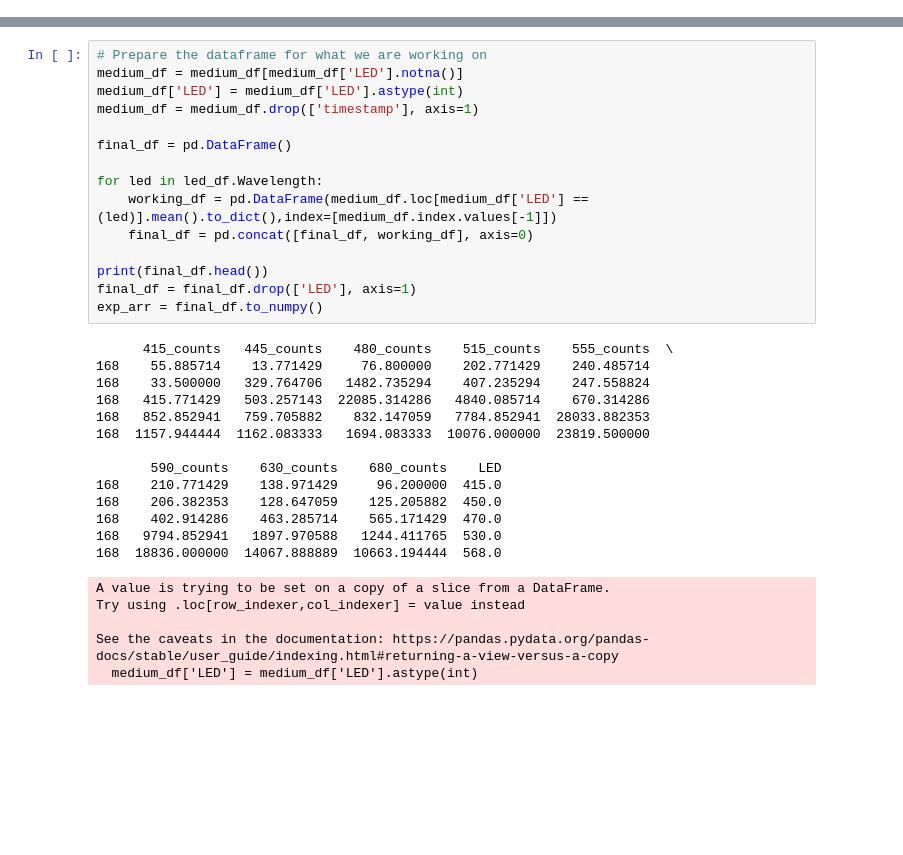
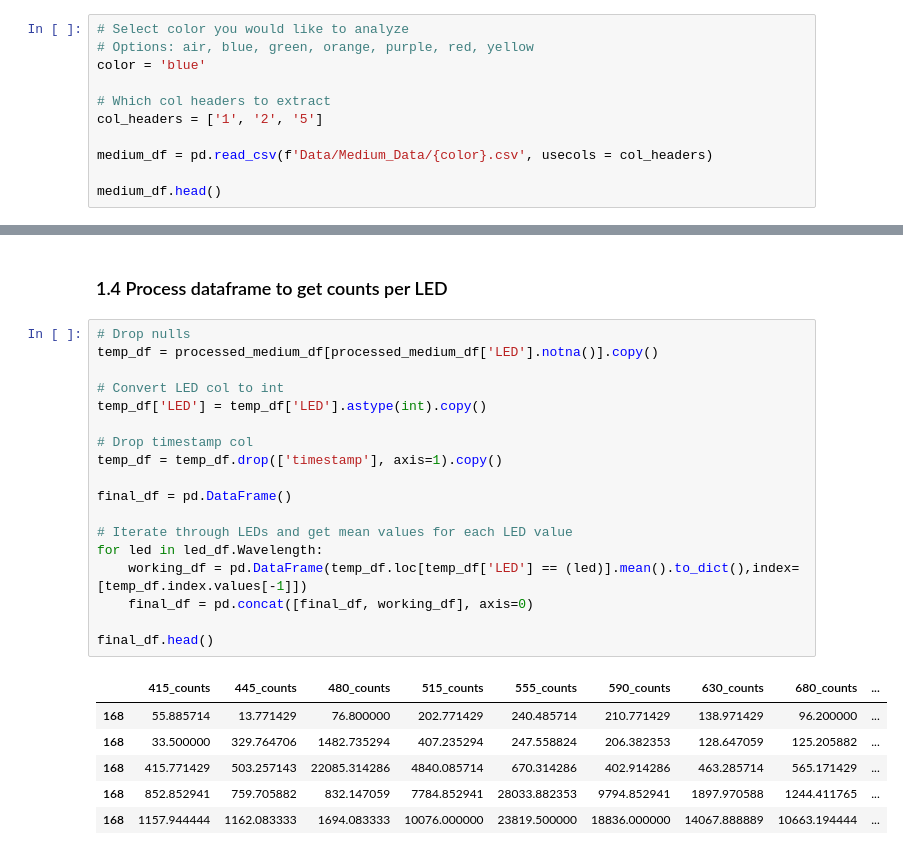
Before and after one commit to watson-research-lab/Lumos, a Jupyter notebook: Spectral_Response_of_Medium/Example.ipynb, the cells around one changed output, grey strips where cells are left out. Saved outputs shown, nothing was run; the diff lists cells and outputs as text; blank space fills up the shorter version.

```diff
--- a/Spectral_Response_of_Medium/Example.ipynb
+++ b/Spectral_Response_of_Medium/Example.ipynb
@@ -15,0 +55,11 @@ pd_df = pd.read_csv("Data/PDs.csv")
+# %%
+# Select color you would like to analyze
+# Options: air, blue, green, orange, purple, red, yellow
+color = 'blue'
+
+# Which col headers to extract
+col_headers = ['1', '2', '5']
+
+medium_df = pd.read_csv(f'Data/Medium_Data/{color}.csv', usecols = col_headers)
+
+medium_df.head()
@@ -41,34 +121,27 @@ plt.show()
+# %% [markdown]
+### 1.4 Process dataframe to get counts per LED
 # %%
-# Prepare the dataframe for what we are working on
-medium_df = medium_df[medium_df['LED'].notna()]
-medium_df['LED'] = medium_df['LED'].astype(int)
-medium_df = medium_df.drop(['timestamp'], axis=1)
+# Drop nulls
+temp_df = processed_medium_df[processed_medium_df['LED'].notna()].copy()
+
+# Convert LED col to int
+temp_df['LED'] = temp_df['LED'].astype(int).copy()
+
+# Drop timestamp col
+temp_df = temp_df.drop(['timestamp'], axis=1).copy()
 
 final_df = pd.DataFrame()
 
+# Iterate through LEDs and get mean values for each LED value
 for led in led_df.Wavelength:
-    working_df = pd.DataFrame(medium_df.loc[medium_df['LED'] == (led)].mean().to_dict(),index=[medium_df.index.values[-1]])
+    working_df = pd.DataFrame(temp_df.loc[temp_df['LED'] == (led)].mean().to_dict(),index=[temp_df.index.values[-1]])
     final_df = pd.concat([final_df, working_df], axis=0)
 
-print(final_df.head())
-final_df = final_df.drop(['LED'], axis=1)
-exp_arr = final_df.to_numpy()
+final_df.head()
 # %% [output]
-      415_counts   445_counts    480_counts    515_counts    555_counts  \
-168    55.885714    13.771429     76.800000    202.771429    240.485714
-168    33.500000   329.764706   1482.735294    407.235294    247.558824
-168   415.771429   503.257143  22085.314286   4840.085714    670.314286
-168   852.852941   759.705882    832.147059   7784.852941  28033.882353
-168  1157.944444  1162.083333   1694.083333  10076.000000  23819.500000
-
-       590_counts    630_counts    680_counts    LED
-168    210.771429    138.971429     96.200000  415.0
-168    206.382353    128.647059    125.205882  450.0
-168    402.914286    463.285714    565.171429  470.0
-168   9794.852941   1897.970588   1244.411765  530.0
-168  18836.000000  14067.888889  10663.194444  568.0
-A value is trying to be set on a copy of a slice from a DataFrame.
-Try using .loc[row_indexer,col_indexer] = value instead
-
-See the caveats in the documentation: https://pandas.pydata.org/pandas-docs/stable/user_guide/indexing.html#returning-a-view-versus-a-copy
-  medium_df['LED'] = medium_df['LED'].astype(int)
+|  | 415_counts | 445_counts | 480_counts | 515_counts | 555_counts | 590_counts | 630_counts | 680_counts | ... |
+| 168 | 55.885714 | 13.771429 | 76.800000 | 202.771429 | 240.485714 | 210.771429 | 138.971429 | 96.200000 | ... |
+| 168 | 33.500000 | 329.764706 | 1482.735294 | 407.235294 | 247.558824 | 206.382353 | 128.647059 | 125.205882 | ... |
+| 168 | 415.771429 | 503.257143 | 22085.314286 | 4840.085714 | 670.314286 | 402.914286 | 463.285714 | 565.171429 | ... |
+| 168 | 852.852941 | 759.705882 | 832.147059 | 7784.852941 | 28033.882353 | 9794.852941 | 1897.970588 | 1244.411765 | ... |
+| 168 | 1157.944444 | 1162.083333 | 1694.083333 | 10076.000000 | 23819.500000 | 18836.000000 | 14067.888889 | 10663.194444 | ... |
```
Also changed, not shown: parts of 29 cells of this notebook, 1 other file.
